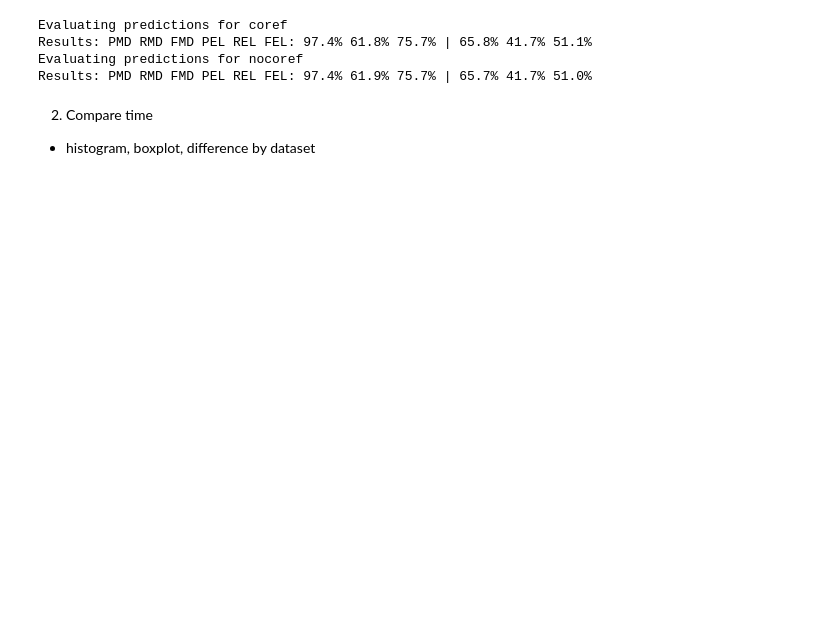
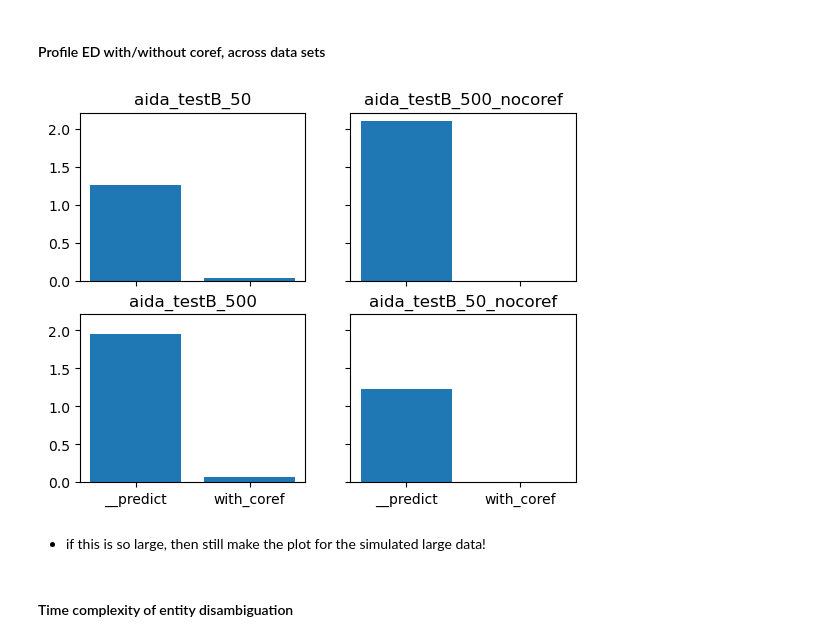
Before and after one commit to f-hafner/explore_coref, a Jupyter notebook: overview.ipynb, the cells around one changed output. Cells and saved outputs as stored; diff of their text form; code cells hidden in the pictures; blank space fills up the shorter version.

```diff
--- a/overview.ipynb
+++ b/overview.ipynb
@@ -32,0 +27,6 @@ datapath = "../data/efficiency_test/"
+# %%
+for version, d in predictions.items():
+    # this only works for the aida test data sets
+    if "aida_test" in version:
+        print(f"Evaluating predictions for {version}")
+        evaluate_predictions.evaluate(d["predictions"])
@@ -33 +42,48 @@ datapath = "../data/efficiency_test/"
+# %% [markdown]
+#### Profile ED with/without coref, across data sets
+# %%
+path_profiling = f"{datapath}profile/"
+files = os.listdir(path_profiling)
+predictions = {}
+
+for file in files:
+    f = f"{path_profiling}{file}"
+    d = pd.read_csv(f)
+    file = re.sub(".csv", "", file)
+    predictions[file] = d
+# %%
+d_list = []
+# keep_strings = 'code object predict|code object with_coref'
+keep_strings = 'predict|with_coref'
+
+for filename, d in predictions.items():
+    data = d.loc[d['fn'].str.contains(keep_strings), :].copy()
+    data = data.loc[data['fn'] != 'predict', :]
+    data['src'] = filename
+    # data['func'] = np.where(data['fn'].str.contains('with_coref'), 'with_coref', 'predict')
+    d_list.append(data)
+
+df = pd.concat(d_list)
+# %%
+groups = df['src'].unique()
+idxs = [[x, y] for x in range(2) for y in range(2)]
+
+fig, axs = plt.subplots(nrows=2, ncols=2, sharex=True, sharey=True)
+
+i = 0
+for g in groups:
+    dtemp = df.loc[df.src == g]
+    col_idx = idxs[i][0]
+    row_idx = idxs[i][1]
+    x = dtemp['fn']
+    y = dtemp['cumtime']
+    axs[row_idx, col_idx].bar(x=x, height=y)
+    axs[row_idx, col_idx].set_title(g)
+    i += 1
+# %% [output]
+[figure, added]
+# %% [markdown]
+- if this is so large, then still make the plot for the simulated large data!
+# %% [markdown]
+#### Time complexity of entity disambiguation
 # %%
@@ -44,12 +99,0 @@ for k, filename in inputs.items():
-# %%
-for version, d in data.items():
-    print(f"Evaluating predictions for {version}")
-    evaluate_predictions.evaluate(d["predictions"])
-# %% [output]
-Evaluating predictions for coref
-Results: PMD RMD FMD PEL REL FEL: 97.4% 61.8% 75.7% | 65.8% 41.7% 51.1%
-Evaluating predictions for nocoref
-Results: PMD RMD FMD PEL REL FEL: 97.4% 61.9% 75.7% | 65.7% 41.7% 51.0%
-# %% [markdown]
-2. Compare time
-- histogram, boxplot, difference by dataset
```
Also changed, not shown: parts of 24 cells of this notebook, 4 other files.
